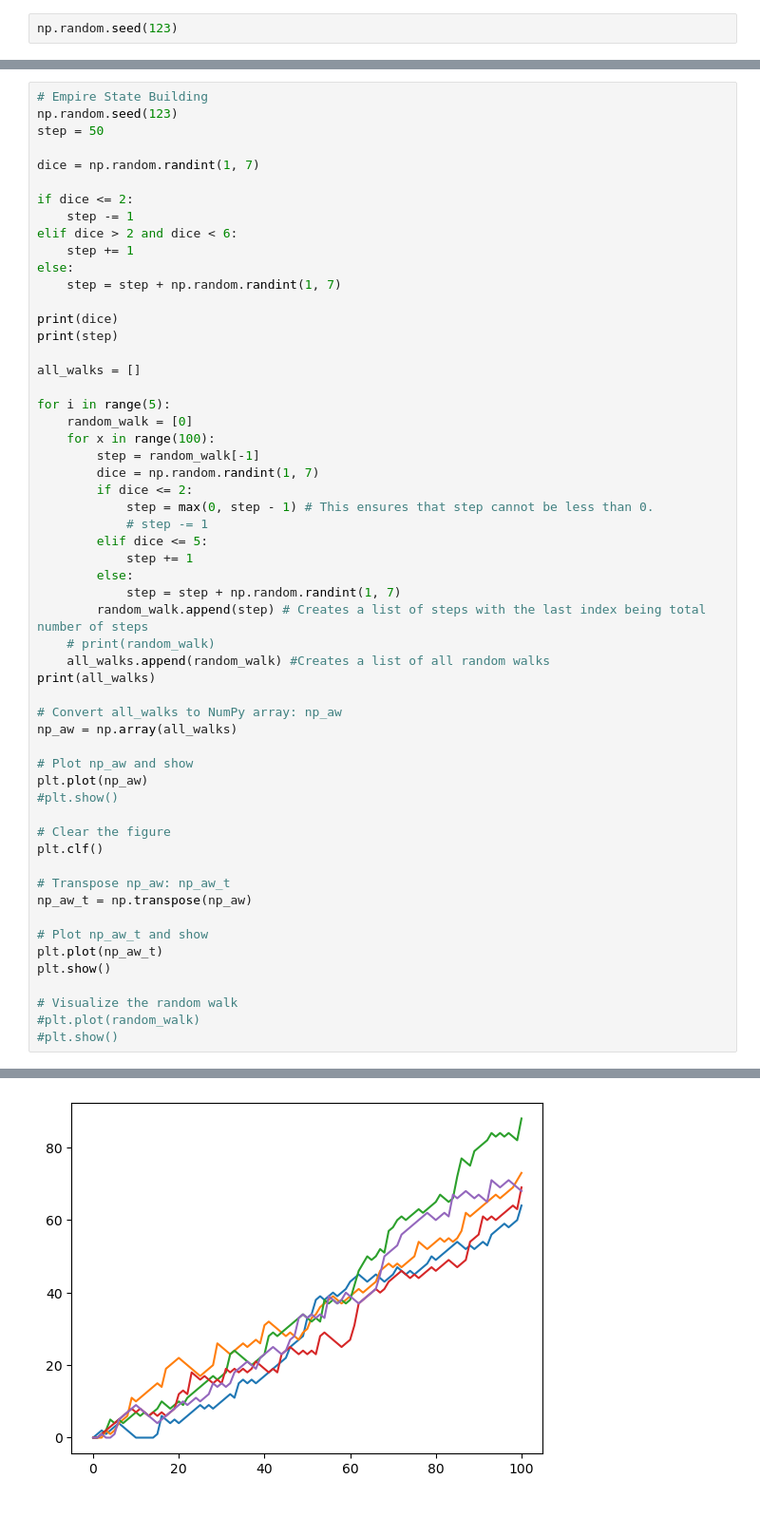
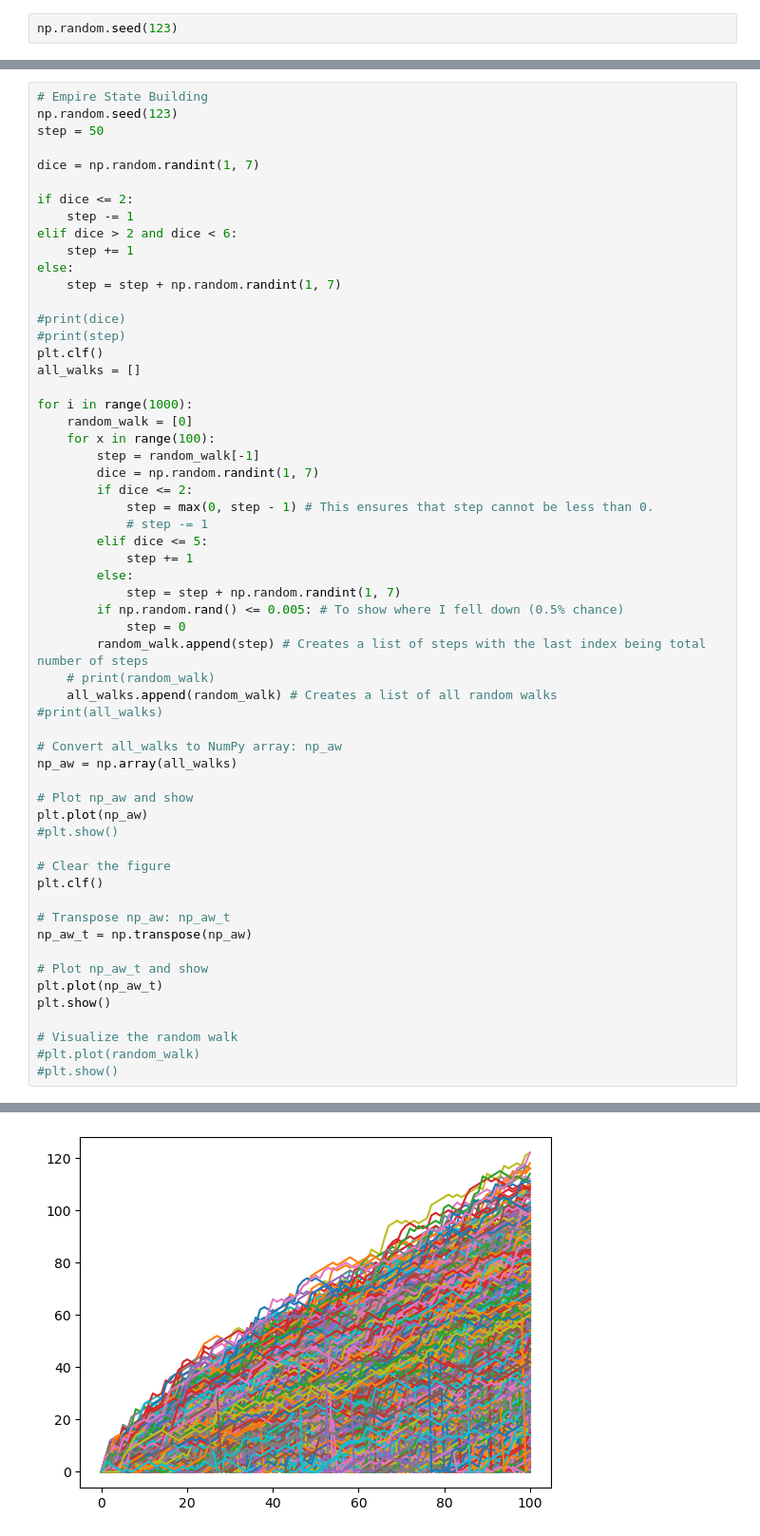
Before and after one commit to gabbycjames/BootcampPortfolio, a Jupyter notebook: Intro to Python II.ipynb, the cells around one changed output, grey strips where cells are left out. Shown: that part at 95% size. Cells and saved outputs as stored; diff of their text form.

```diff
--- a/Intro to Python II.ipynb
+++ b/Intro to Python II.ipynb
@@ -1049,12 +1049,12 @@ elif dice > 2 and dice < 6:
 else:
     step = step + np.random.randint(1, 7)
 
-print(dice)
-print(step)
-
+#print(dice)
+#print(step)
+plt.clf()
 all_walks = []
 
-for i in range(5):
+for i in range(1000):
     random_walk = [0]
     for x in range(100):
         step = random_walk[-1]
@@ -1066,10 +1066,12 @@ for i in range(5):
             step += 1
         else:
             step = step + np.random.randint(1, 7)
+        if np.random.rand() <= 0.005: # To show where I fell down (0.5% chance)
+            step = 0
         random_walk.append(step) # Creates a list of steps with the last index being total number of steps
     # print(random_walk)
-    all_walks.append(random_walk) #Creates a list of all random walks
-print(all_walks)
+    all_walks.append(random_walk) # Creates a list of all random walks
+#print(all_walks)
 
 # Convert all_walks to NumPy array: np_aw
 np_aw = np.array(all_walks)
@@ -1098 +1097 @@ plt.show()
-[figure, old version]
+[figure, new version]
```
Also changed, not shown: parts of 3 cells of this notebook.
